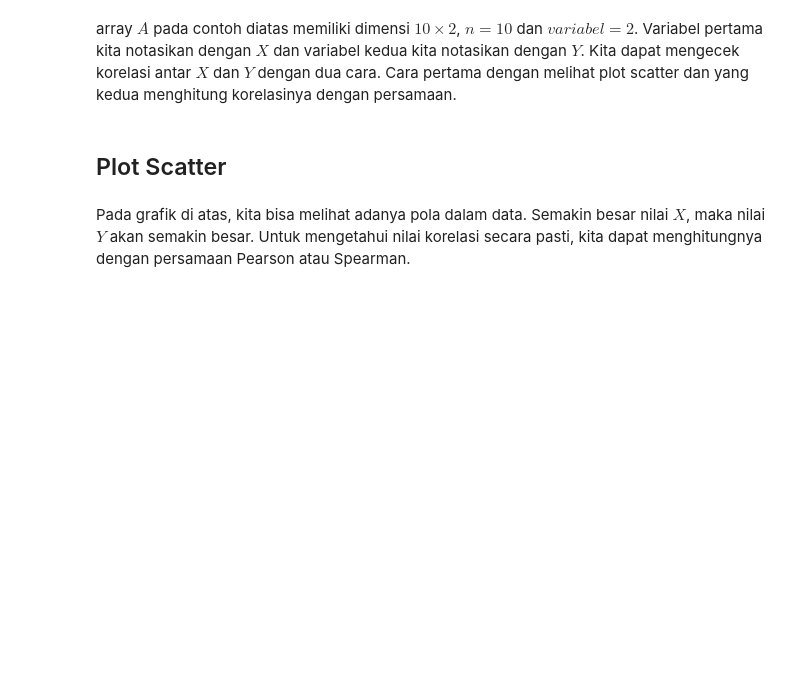
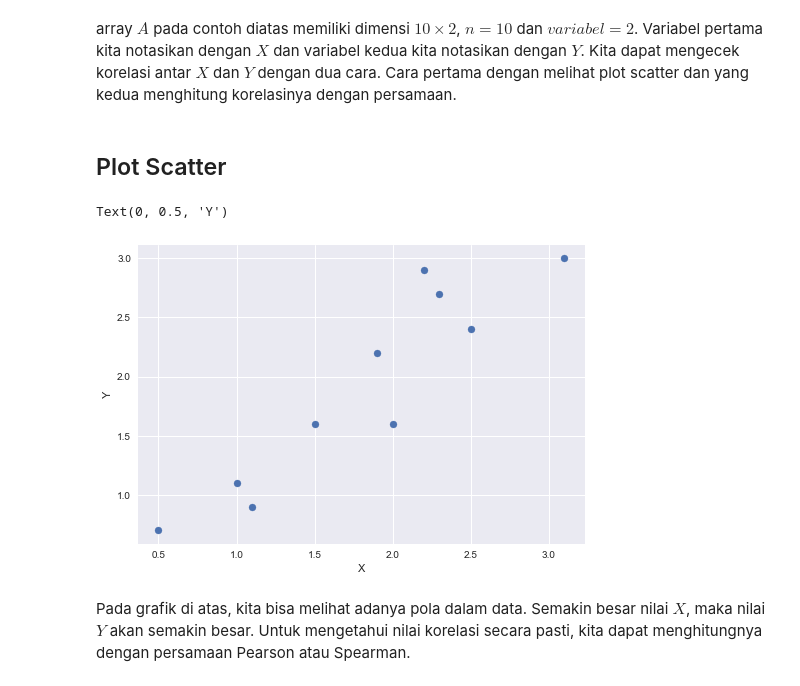
Before and after one commit to mdsatria/dataviz_course, a Jupyter notebook: notebook/5. Visualisasi Hubungan Antar Variabel.ipynb, the cells around one changed output. Cells and saved outputs as stored; diff of their text form; code cells hidden in the pictures; blank space fills up the shorter version.

```diff
--- a/notebook/5. Visualisasi Hubungan Antar Variabel.ipynb
+++ b/notebook/5. Visualisasi Hubungan Antar Variabel.ipynb
@@ -28,11 +31,21 @@ print(A)
 # %% [markdown]
 array $A$ pada contoh diatas memiliki dimensi $10\times2$, $n=10$ dan $variabel=2$. Variabel pertama kita notasikan dengan $X$ dan variabel kedua kita notasikan dengan $Y$. Kita dapat mengecek korelasi antar $X$ dan $Y$ dengan dua cara. Cara pertama dengan melihat plot scatter dan yang kedua menghitung korelasinya dengan persamaan.
+# %%
+X = A[:, 0]
+Y = A[:, 1]
 # %% [markdown]
 ## Plot Scatter
 # %%
 import matplotlib.pyplot as plt
 # %%
 plt.style.use('seaborn')
+# %%
+plt.scatter(X,Y)
+plt.xlabel('X')
+plt.ylabel('Y')
+# %% [output]
+Text(0, 0.5, 'Y')
+[figure, added]
 # %% [markdown]
 Pada grafik di atas, kita bisa melihat adanya pola dalam data. Semakin besar nilai $X$, maka nilai $Y$ akan semakin besar. Untuk mengetahui nilai korelasi secara pasti, kita dapat menghitungnya dengan persamaan Pearson atau Spearman.
 # %%
```
Also changed, not shown: parts of 43 cells of this notebook.
